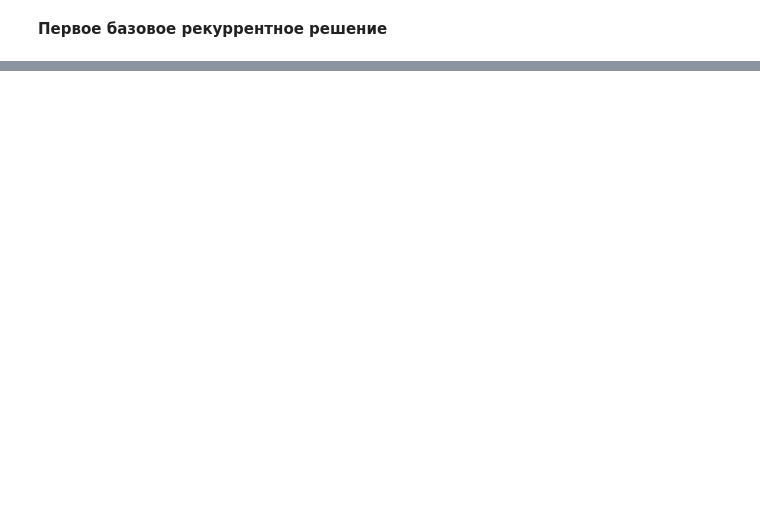
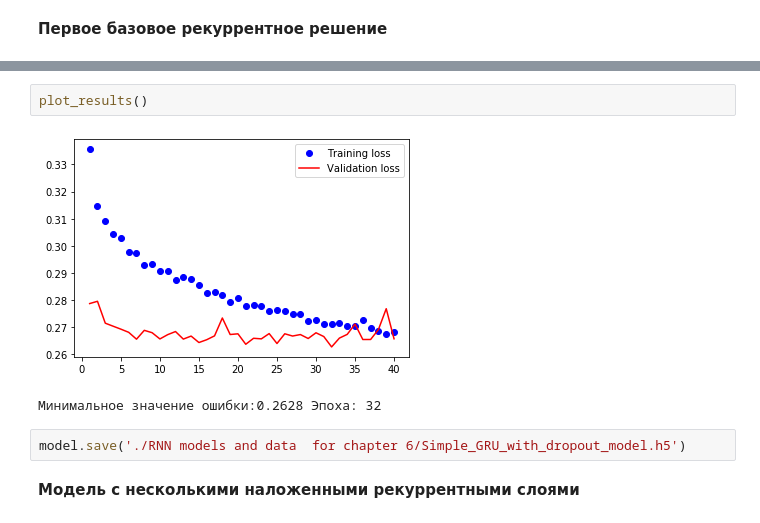
Before and after one commit to Gooogr/Coursera_Advanced_Machine_Learning, a Jupyter notebook: Playground/Some stuff from 'Deep learning, Sholle'/Chapter 6.3 Temperature predictions with RNN.ipynb, the cells around one changed output, grey strips where cells are left out. Cells and saved outputs as stored; diff of their text form; blank space fills up the shorter version.

```diff
--- a/Playground/Some stuff from 'Deep learning, Sholle'/Chapter 6.3 Temperature predictions with RNN.ipynb
+++ b/Playground/Some stuff from 'Deep learning, Sholle'/Chapter 6.3 Temperature predictions with RNN.ipynb
@@ -239,0 +295,9 @@ plot_results()
+# %%
+plot_results()
+# %% [output]
+[figure, added]
+Минимальное значение ошибки:0.2628 Эпоха: 32
+# %%
+model.save('./RNN models and data  for chapter 6/Simple_GRU_with_dropout_model.h5')
+# %% [markdown]
+**Модель с несколькими наложенными рекуррентными слоями**
```
Also changed, not shown: parts of 15 cells of this notebook, 17 other files.
